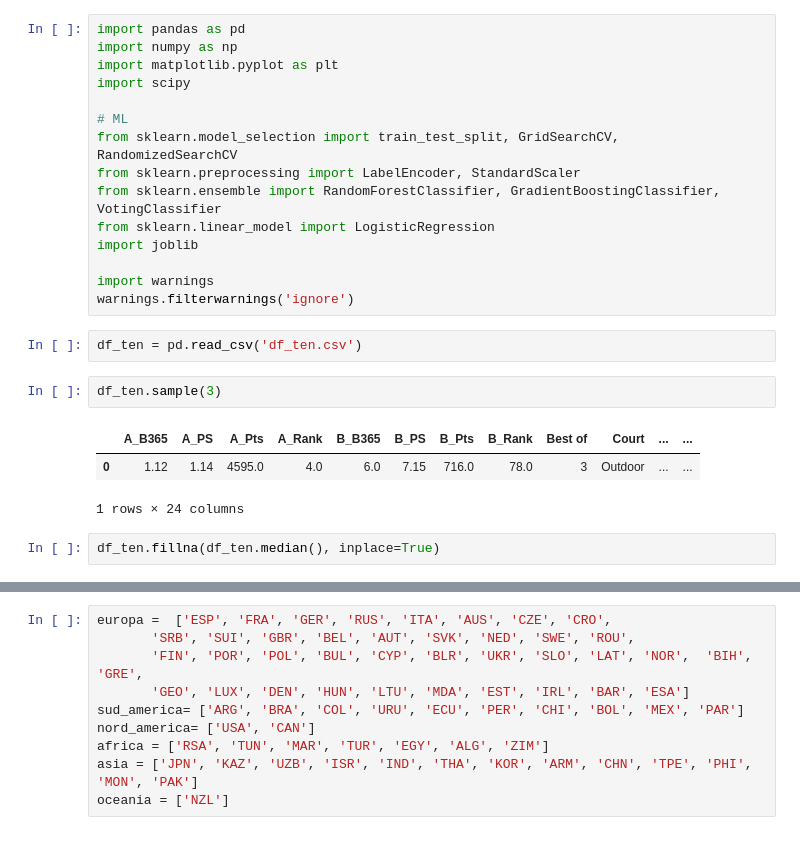
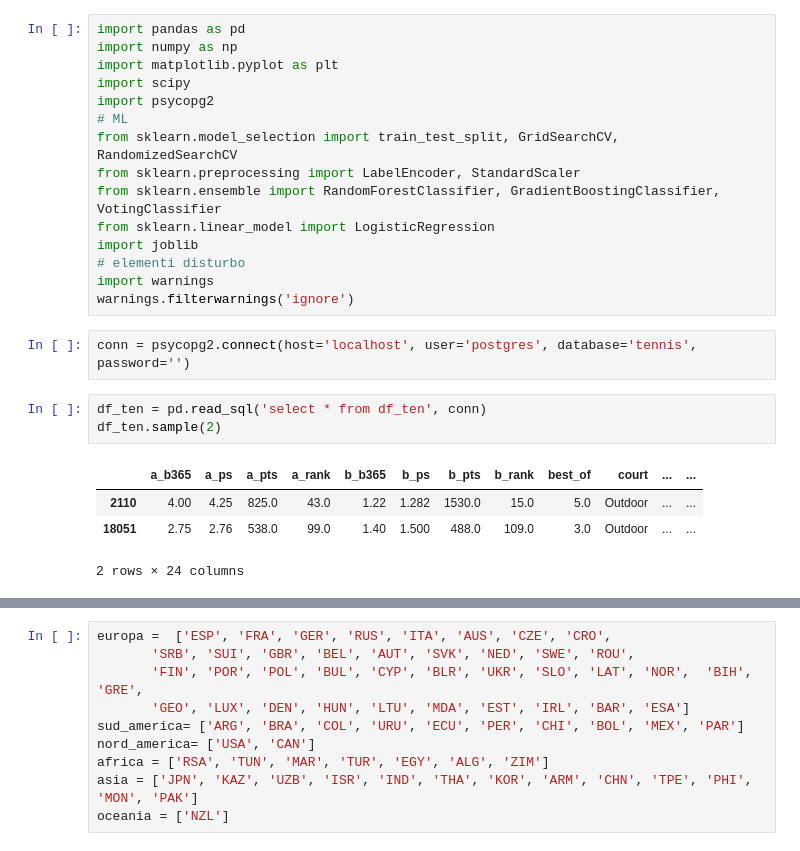
Before and after one commit to ludovicolc/ten, a Jupyter notebook: tennis_bet.ipynb, the cells around one changed output, grey strips where cells are left out. Saved outputs shown, nothing was run; the diff lists cells and outputs as text.

```diff
--- a/tennis_bet.ipynb
+++ b/tennis_bet.ipynb
@@ -3,23 +3,23 @@ import pandas as pd
 import numpy as np
 import matplotlib.pyplot as plt
 import scipy
-
+import psycopg2
 # ML
 from sklearn.model_selection import train_test_split, GridSearchCV, RandomizedSearchCV
 from sklearn.preprocessing import LabelEncoder, StandardScaler
 from sklearn.ensemble import RandomForestClassifier, GradientBoostingClassifier, VotingClassifier
 from sklearn.linear_model import LogisticRegression
 import joblib
-
+# elementi disturbo
 import warnings
 warnings.filterwarnings('ignore')
-# %%
-df_ten = pd.read_csv('df_ten.csv')
-# %%
-df_ten.sample(3)
-# %% [output]
-|  | A_B365 | A_PS | A_Pts | A_Rank | B_B365 | B_PS | B_Pts | B_Rank | Best of | Court | ... | ... |
-| 0 | 1.12 | 1.14 | 4595.0 | 4.0 | 6.0 | 7.15 | 716.0 | 78.0 | 3 | Outdoor | ... | ... |
-1 rows × 24 columns
-# %%
-df_ten.fillna(df_ten.median(), inplace=True)
+# %%
+conn = psycopg2.connect(host='localhost', user='postgres', database='tennis', password='')
+# %%
+df_ten = pd.read_sql('select * from df_ten', conn)
+df_ten.sample(2)
+# %% [output]
+|  | a_b365 | a_ps | a_pts | a_rank | b_b365 | b_ps | b_pts | b_rank | best_of | court | ... | ... |
+| 2110 | 4.00 | 4.25 | 825.0 | 43.0 | 1.22 | 1.282 | 1530.0 | 15.0 | 5.0 | Outdoor | ... | ... |
+| 18051 | 2.75 | 2.76 | 538.0 | 99.0 | 1.40 | 1.500 | 488.0 | 109.0 | 3.0 | Outdoor | ... | ... |
+2 rows × 24 columns
```
Also changed, not shown: parts of 9 cells of this notebook, 4 other files.
